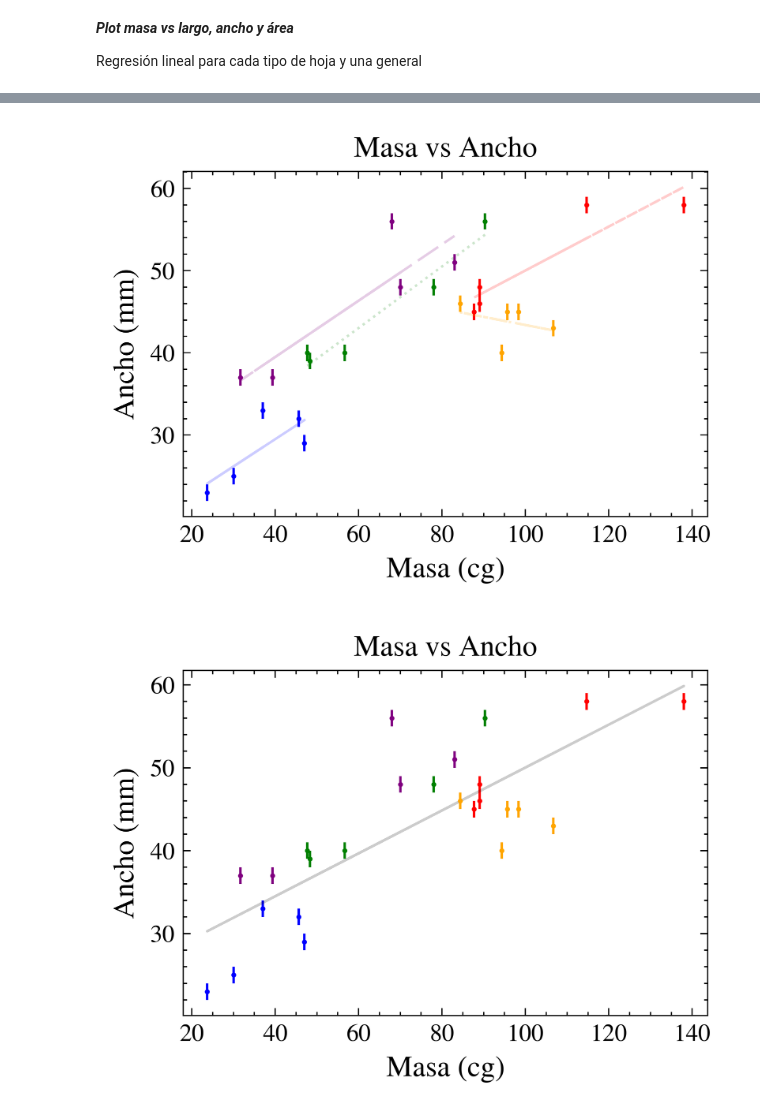
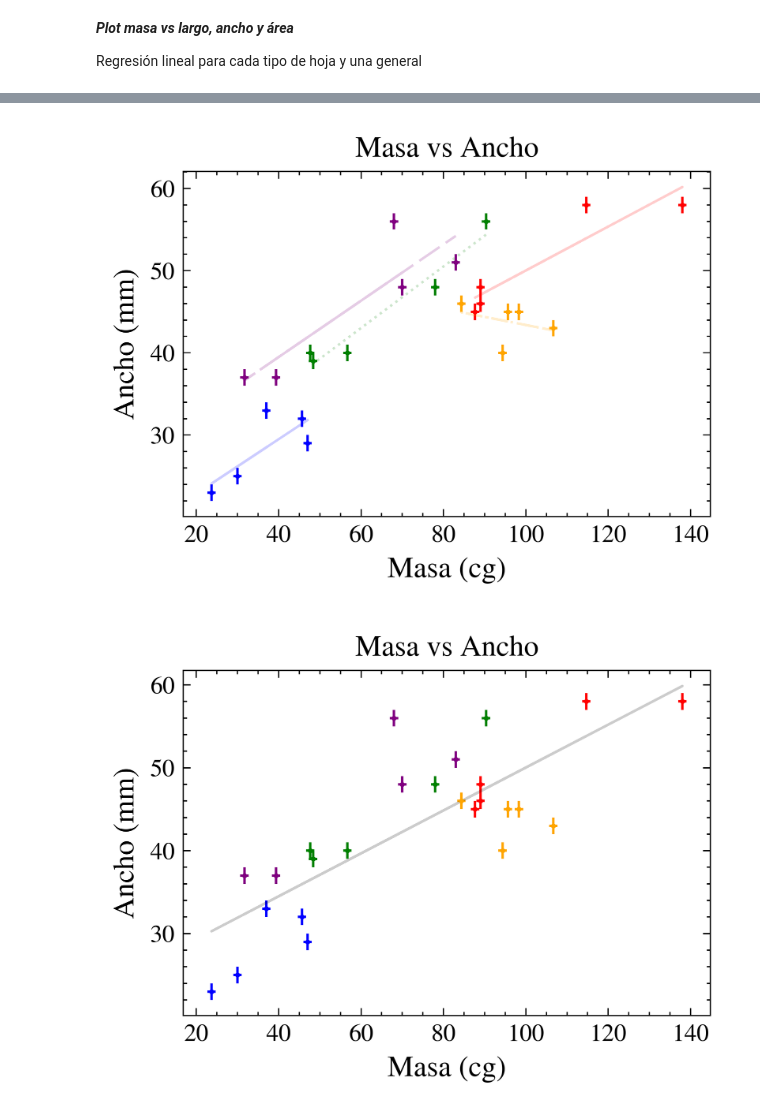
Before and after one commit to ignaschuemer7/Labo_I-Fisica_I, a Jupyter notebook: stats.ipynb, the cells around one changed output, grey strips where cells are left out. Saved outputs shown, nothing was run; the diff lists cells and outputs as text; code cells hidden in the pictures.

```diff
--- a/stats.ipynb
+++ b/stats.ipynb
@@ -73,32 +99,28 @@ plt.show()
 # %%
 for clase in clases:
-    plt.errorbar(clase[0]['weight']*100, clase[0]['width'], xerr=0, yerr=tol, fmt='o', label=clase[1], ms=diameter_points, color=clase[2], alpha=1)
+    massError = (sistematicWeightError**2 + sigmaWeightMeanError**2)**0.5
+    plt.errorbar(clase[0]['weight']*100, clase[0]['width'], xerr=massError, yerr=tol, fmt='o', label=clase[1], ms=diameter_points, color=clase[2], alpha=1)
     regression_coeffs = np.polyfit(clase[0]['weight']*100, clase[0]['width'], 1)
     regression_line = np.polyval(regression_coeffs, clase[0]['weight']*100)
-    plt.plot(clase[0]['weight']*100, regression_line, label='Linear Regression', alpha=0.2, color=clase[2])
+    plt.plot(clase[0]['weight']*100, regression_line, label='Regresión lineal', alpha=0.2, color=clase[2])
 plt.xlabel('Masa (cg)')
 plt.ylabel('Ancho (mm)')
 plt.title('Masa vs Ancho')
-#si queremos escala log
-# plt.xscale  ('log')
-# plt.yscale('log')
 plt.show()
 
 #plot only one regression
 for clase in clases:
-    plt.errorbar(clase[0]['weight']*100, clase[0]['width'], xerr=0, yerr=tol, fmt='o', label=clase[1], ms=diameter_points, color=clase[2], alpha=1)
+    massError = (sistematicWeightError**2 + sigmaWeightMeanError**2)**0.5
+    plt.errorbar(clase[0]['weight']*100, clase[0]['width'], xerr=massError, yerr=tol, fmt='o', label=clase[1], ms=diameter_points, color=clase[2], alpha=1)
 regression_coeffs = np.polyfit(df['weight']*100, df['width'], 1)
 regression_line = np.polyval(regression_coeffs, df['weight']*100)
-plt.plot(df['weight']*100, regression_line, label='Linear Regression', alpha=0.2, color='black')
+plt.plot(df['weight']*100, regression_line, label='Regresión lineal', alpha=0.2, color='black')
 plt.xlabel('Masa (cg)')
 plt.ylabel('Ancho (mm)')
 plt.title('Masa vs Ancho')
-#si queremos escala log
-# plt.xscale  ('log')
-# plt.yscale('log')
 plt.show()
 # %% [output]
-[figure, old version]
+[figure, new version]
-[figure, old version]
+[figure, new version]
 # %%
 tol = 1 #Absolut error of each sample (width and lenght) (mm)
```
Also changed, not shown: parts of 4 cells of this notebook.
